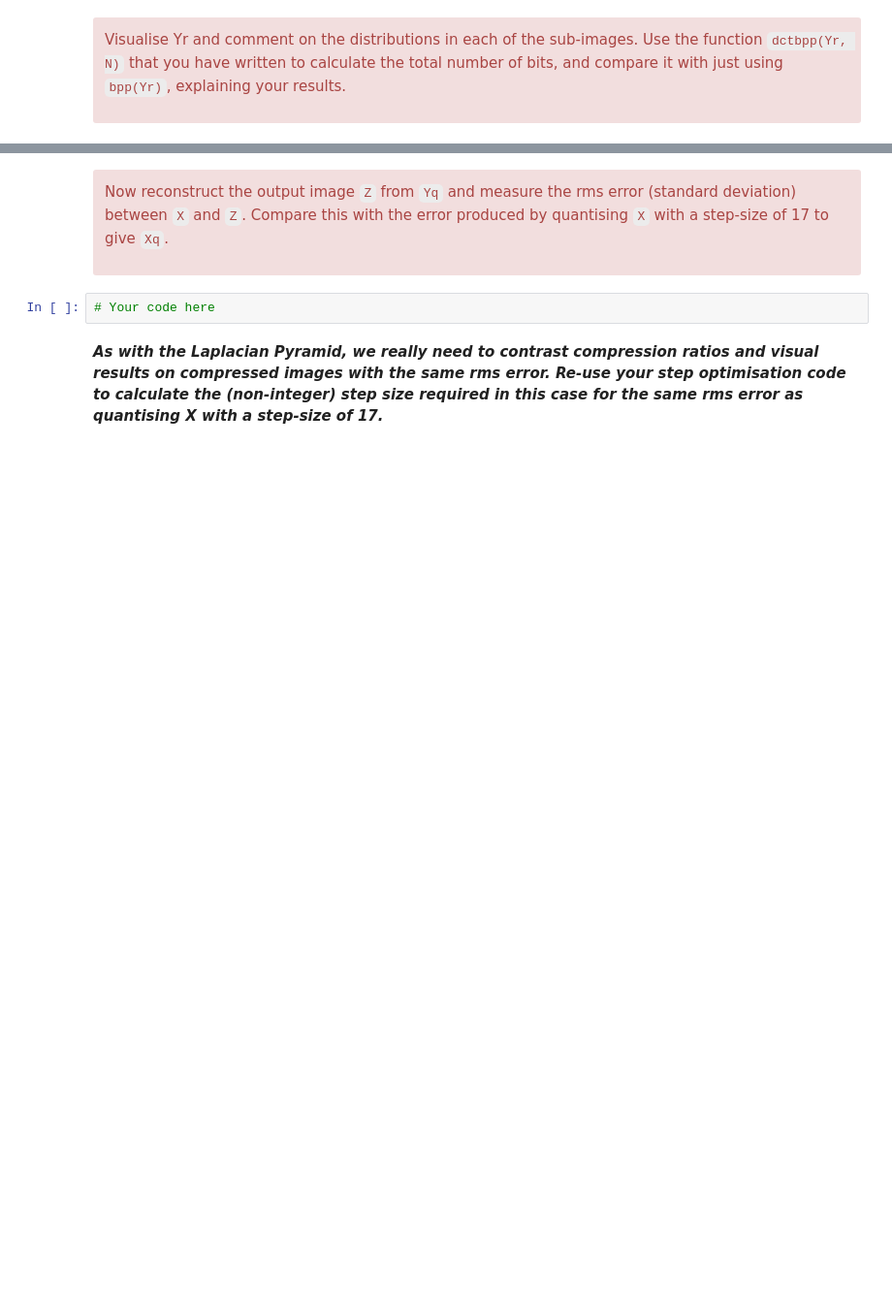
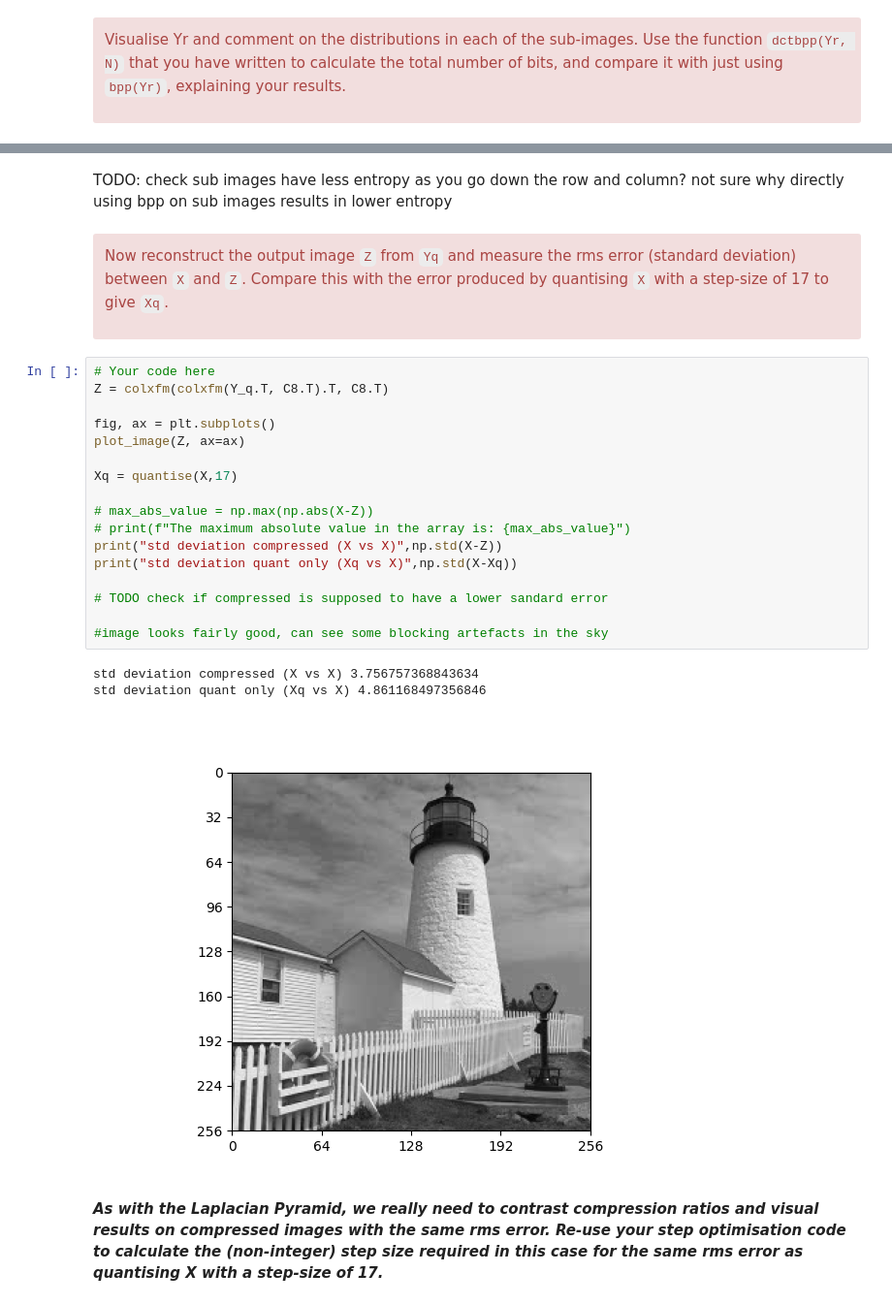
Before and after one commit to AndrewKeYanzhe/cued_sf2_lab-master, a Jupyter notebook: 7-the-discrete-cosine-transform.ipynb, the cells around one changed output, grey strips where cells are left out. Shown at 97% size. Saved outputs shown, nothing was run; the diff lists cells and outputs as text; blank space fills up the shorter version.

```diff
--- a/7-the-discrete-cosine-transform.ipynb
+++ b/7-the-discrete-cosine-transform.ipynb
@@ -322,3 +388,7 @@ Visualise Yr and comment on the distributions in each of the sub-images. Use the
+# %% [markdown]
+TODO: check
+sub images have less entropy as you go down the row and column?
+not sure why directly using bpp on sub images results in lower entropy
 # %% [markdown]
 <div class="alert alert-block alert-danger">
 
@@ -327,7 +397,26 @@ error (standard deviation) between `X` and `Z`.  Compare this with the
 error produced by quantising `X` with a step-size of 17 to give `Xq`.
 
 </div>
-# %%
-# Your code here
+# %%
+# Your code here
+Z = colxfm(colxfm(Y_q.T, C8.T).T, C8.T)
+
+fig, ax = plt.subplots()
+plot_image(Z, ax=ax)
+
+Xq = quantise(X,17)
+
+# max_abs_value = np.max(np.abs(X-Z))
+# print(f"The maximum absolute value in the array is: {max_abs_value}")
+print("std deviation compressed (X vs X)",np.std(X-Z))
+print("std deviation quant only (Xq vs X)",np.std(X-Xq))
+
+# TODO check if compressed is supposed to have a lower sandard error
+
+#image looks fairly good, can see some blocking artefacts in the sky
+# %% [output]
+std deviation compressed (X vs X) 3.756757368843634
+std deviation quant only (Xq vs X) 4.861168497356846
+[figure, added]
 # %% [markdown]
 ***As with the Laplacian Pyramid, we really need to contrast compression ratios and visual results on compressed images with the same rms error. Re-use your step optimisation code to calculate the (non-integer) step size required in this case for the same rms error as quantising X with a step-size of 17.***
```
Also changed, not shown: parts of 11 cells of this notebook.
